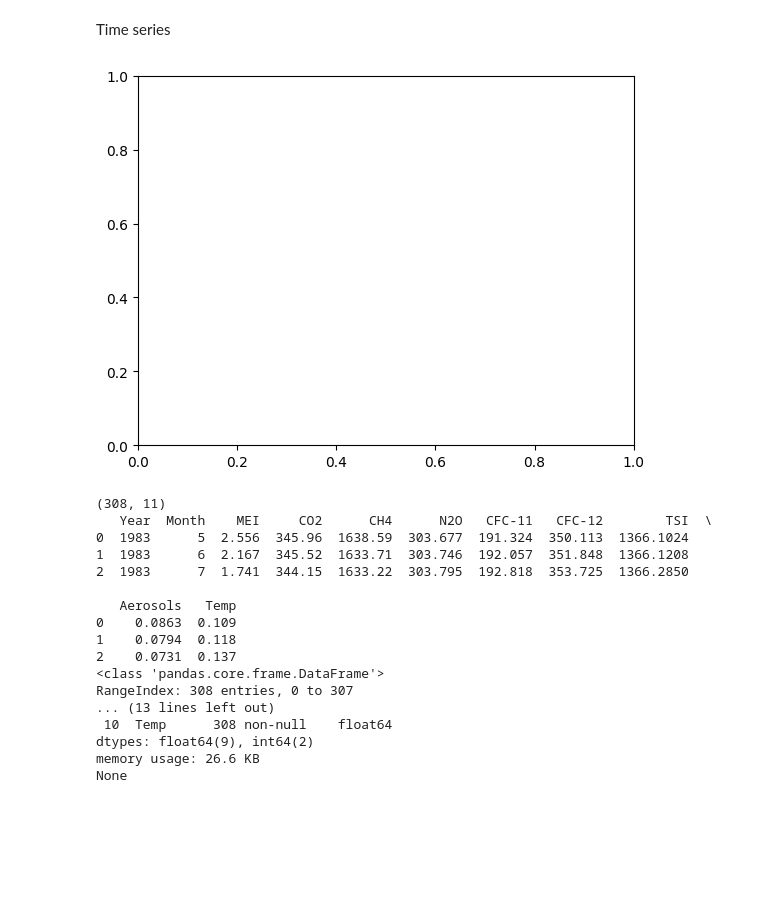
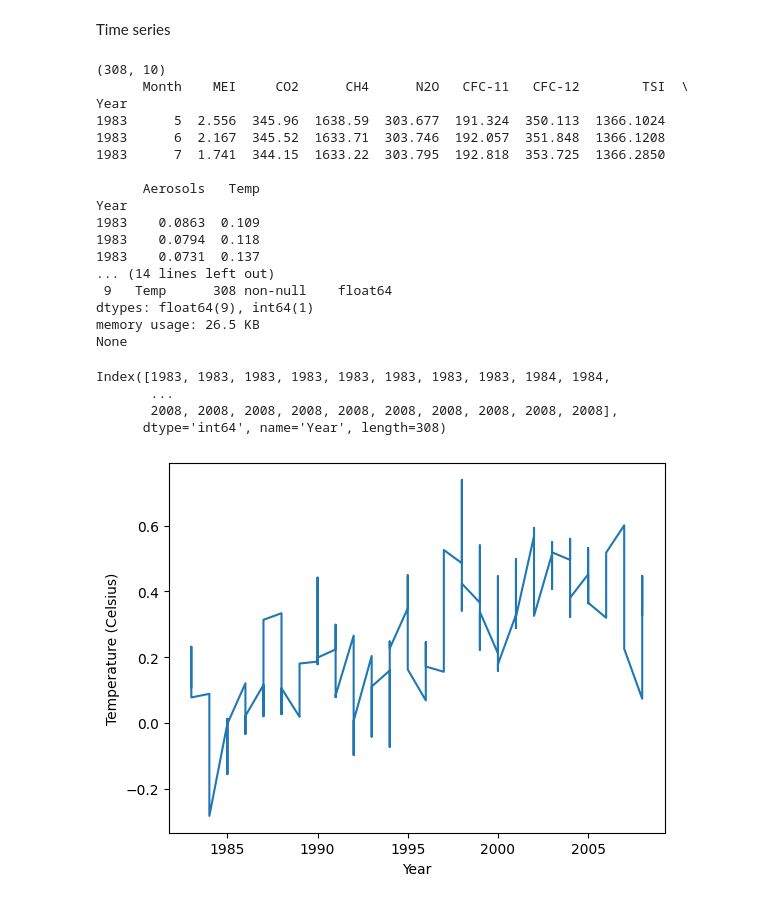
Before and after one commit to HayateSato/DS_Practice, a Jupyter notebook: Matplotlib.ipynb, the cells around one changed output. Drawn from its saved outputs; the diff is of its cells as text; code cells hidden in the pictures; blank space fills up the shorter version.

Commit message:
plotting temp

```diff
--- a/Matplotlib.ipynb
+++ b/Matplotlib.ipynb
@@ -4,35 +4,56 @@
 Time series
 # %%
 import matplotlib.pyplot as plt
-ax, fig = plt.subplots()
-# %% [output]
-[figure, removed]
 # %%
 import pandas as pd
 
 csv_url = "https://ocw.mit.edu/courses/15-071-the-analytics-edge-spring-2017/3b53e75d1ddb97bd98f40ae5bbee2475_climate_change.csv"
 
-csv_file = pd.read_csv(csv_url)
+
+csv_file = pd.read_csv(csv_url,
+                      #  parse_dates=["Year"], ### parse_dates will convert the specified col into dates format
+                       index_col="Year"
+                       )
+
 
 print(csv_file.shape)
 print(csv_file.head(3))
 # print(csv_file.columns.tolist())
 print(csv_file.info())
 # %% [output]
-(308, 11)
-   Year  Month    MEI     CO2      CH4      N2O   CFC-11   CFC-12        TSI  \
-0  1983      5  2.556  345.96  1638.59  303.677  191.324  350.113  1366.1024
-1  1983      6  2.167  345.52  1633.71  303.746  192.057  351.848  1366.1208
-2  1983      7  1.741  344.15  1633.22  303.795  192.818  353.725  1366.2850
+(308, 10)
+      Month    MEI     CO2      CH4      N2O   CFC-11   CFC-12        TSI  \
+Year
+1983      5  2.556  345.96  1638.59  303.677  191.324  350.113  1366.1024
+1983      6  2.167  345.52  1633.71  303.746  192.057  351.848  1366.1208
+1983      7  1.741  344.15  1633.22  303.795  192.818  353.725  1366.2850
 
-   Aerosols   Temp
-0    0.0863  0.109
-1    0.0794  0.118
-2    0.0731  0.137
-<class 'pandas.core.frame.DataFrame'>
-RangeIndex: 308 entries, 0 to 307
-... (13 lines left out)
- 10  Temp      308 non-null    float64
-dtypes: float64(9), int64(2)
-memory usage: 26.6 KB
+      Aerosols   Temp
+Year
+1983    0.0863  0.109
+1983    0.0794  0.118
+1983    0.0731  0.137
+... (14 lines left out)
+ 9   Temp      308 non-null    float64
+dtypes: float64(9), int64(1)
+memory usage: 26.5 KB
 None
+# %%
+csv_file.index
+# %% [output]
+Index([1983, 1983, 1983, 1983, 1983, 1983, 1983, 1983, 1984, 1984,
+       ...
+       2008, 2008, 2008, 2008, 2008, 2008, 2008, 2008, 2008, 2008],
+      dtype='int64', name='Year', length=308)
+# %%
+import matplotlib.pyplot as plt
+fig, ax = plt.subplots()  # or ax = plt.axes()
+
+ax.plot(csv_file.index, csv_file["Temp"]) # if index is time-series, you can just use as x axis
+
+ax.set_xlabel("Year")
+ax.set_ylabel("Temperature (Celsius)")
+
+plt.show()
+# %% [output]
+[figure, added]
```
